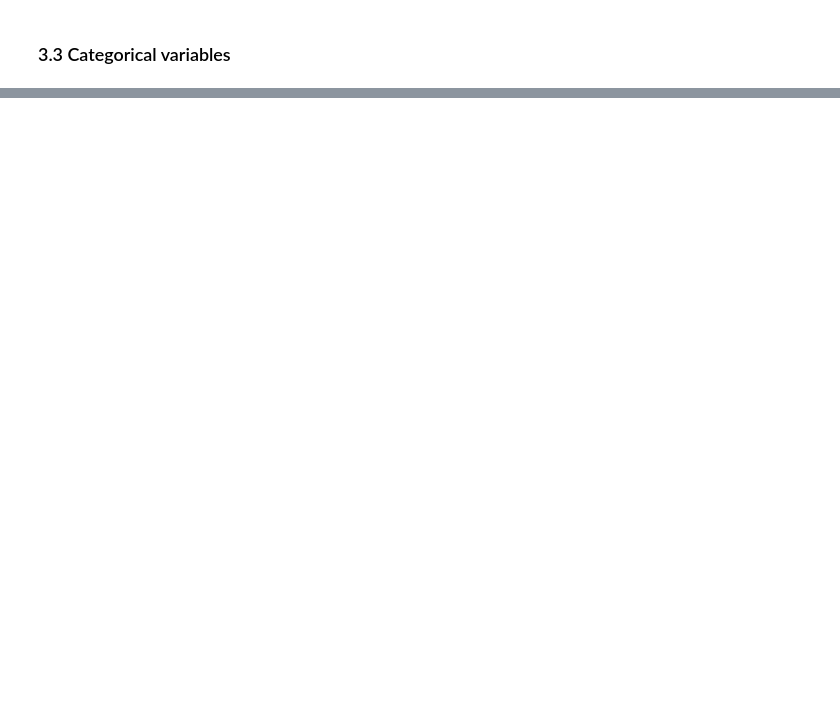
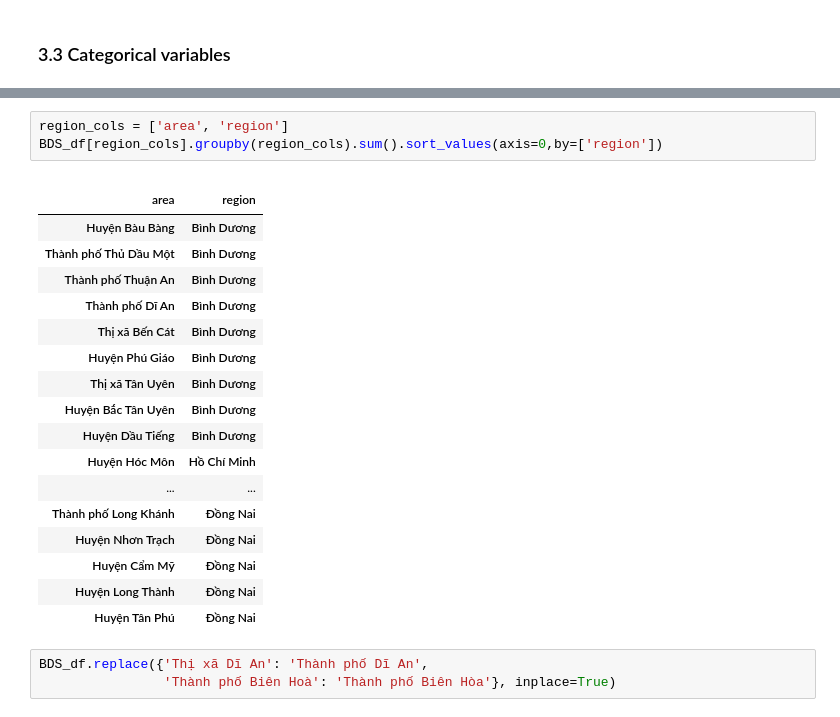
Before and after one commit to DaiVo20/-Real-Estate-Data-Analysis, a Jupyter notebook: EDA.ipynb, the cells around one changed output, grey strips where cells are left out. Cells and saved outputs as stored; diff of their text form; blank space fills up the shorter version.

```diff
--- a/EDA.ipynb
+++ b/EDA.ipynb
@@ -248,3 +221,28 @@ for col in BDS_df.columns:
+# %%
+region_cols = ['area', 'region']
+BDS_df[region_cols].groupby(region_cols).sum().sort_values(axis=0,by=['region'])
+# %% [output]
+|  |  |
+| area | region |
+| Huyện Bàu Bàng | Bình Dương |
+| Thành phố Thủ Dầu Một | Bình Dương |
+| Thành phố Thuận An | Bình Dương |
+| Thành phố Dĩ An | Bình Dương |
+| Thị xã Bến Cát | Bình Dương |
+| Huyện Phú Giáo | Bình Dương |
+| Thị xã Tân Uyên | Bình Dương |
+| Huyện Bắc Tân Uyên | Bình Dương |
+| Huyện Dầu Tiếng | Bình Dương |
+| Huyện Hóc Môn | Hồ Chí Minh |
+| ... | ... |
+| Thành phố Long Khánh | Đồng Nai |
+| Huyện Nhơn Trạch | Đồng Nai |
+| Huyện Cẩm Mỹ | Đồng Nai |
+| Huyện Long Thành | Đồng Nai |
+| Huyện Tân Phú | Đồng Nai |
+# %%
+BDS_df.replace({'Thị xã Dĩ An': 'Thành phố Dĩ An',
+                'Thành phố Biên Hoà': 'Thành phố Biên Hòa'}, inplace=True)
 # %%
 for col in BDS_df.columns:
     if BDS_df[col].dtypes == 'object' and col not in ['list_time', 'ward']:
```
Also changed, not shown: parts of 43 cells of this notebook, 2 other files.
